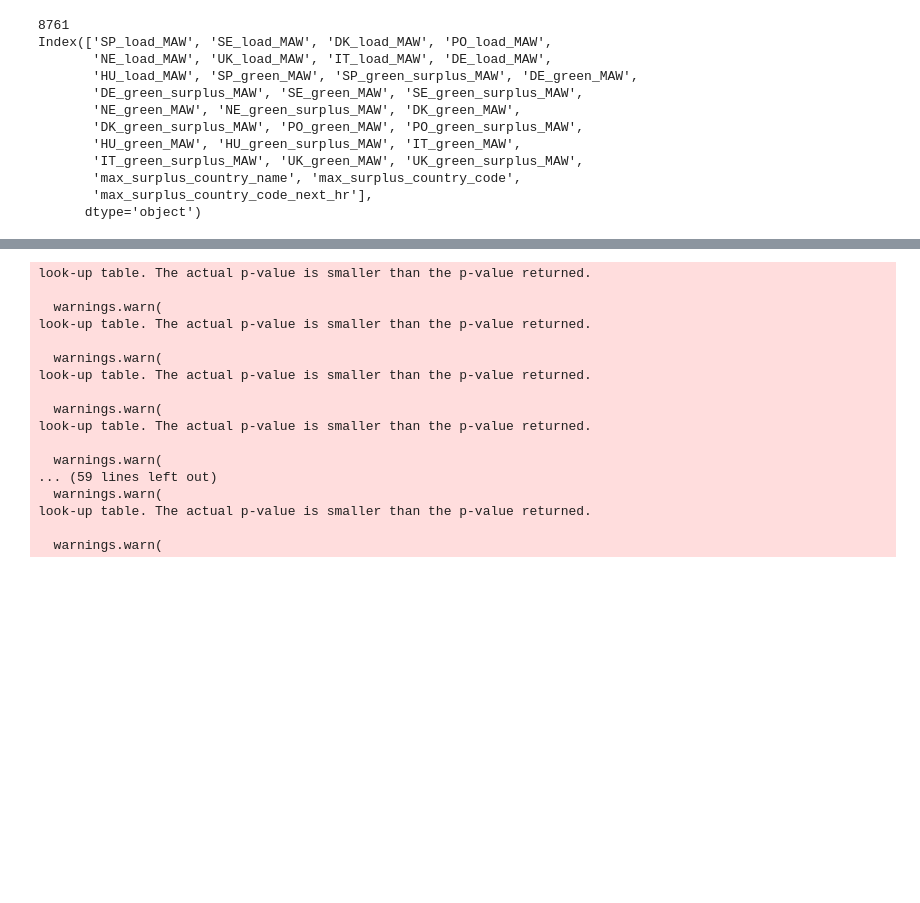
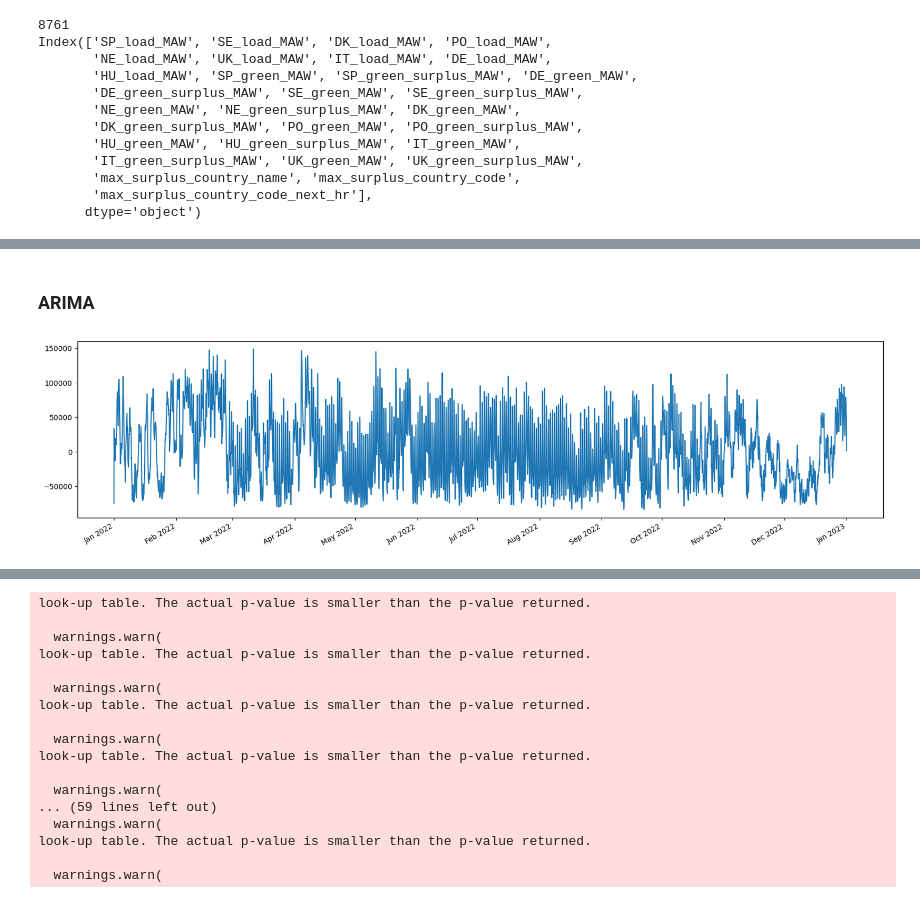
Before and after one commit to hikotei/2023_11_18-SE-Europe-Data_Challenge, a Jupyter notebook: 2023_11_20 data analysis.ipynb, the cells around one changed output, grey strips where cells are left out. Cells and saved outputs as stored; diff of their text form; code cells hidden in the pictures; blank space fills up the shorter version.

```diff
--- a/2023_11_20 data analysis.ipynb
+++ b/2023_11_20 data analysis.ipynb
@@ -75,0 +78,18 @@ plt.show()
+# %% [markdown]
+### ARIMA
+# %%
+data_name = 'DE_green_MAW'
+data = df_simp[data_name] - df_simp[data_name].mean()
+
+plt.figure(figsize=(20,5))
+plt.plot(data)
+
+# Set x-axis locator and formatter for monthly labels
+plt.gca().xaxis.set_major_locator(mdates.MonthLocator())
+plt.gca().xaxis.set_major_formatter(mdates.DateFormatter('%b %Y'))
+
+# Rotate x-axis labels for better readability
+plt.gcf().autofmt_xdate()
+plt.show()
+# %% [output]
+[figure, added]
```
Also changed, not shown: parts of 13 cells of this notebook.
